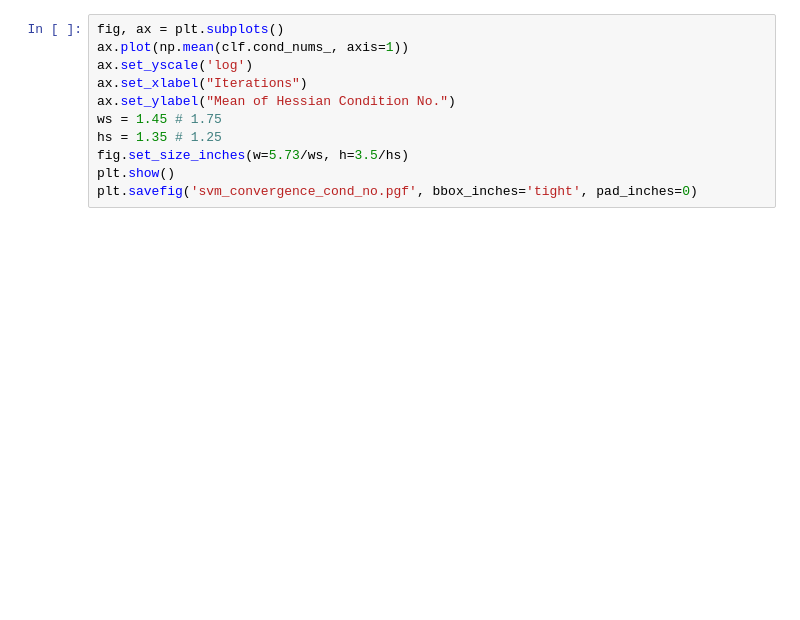
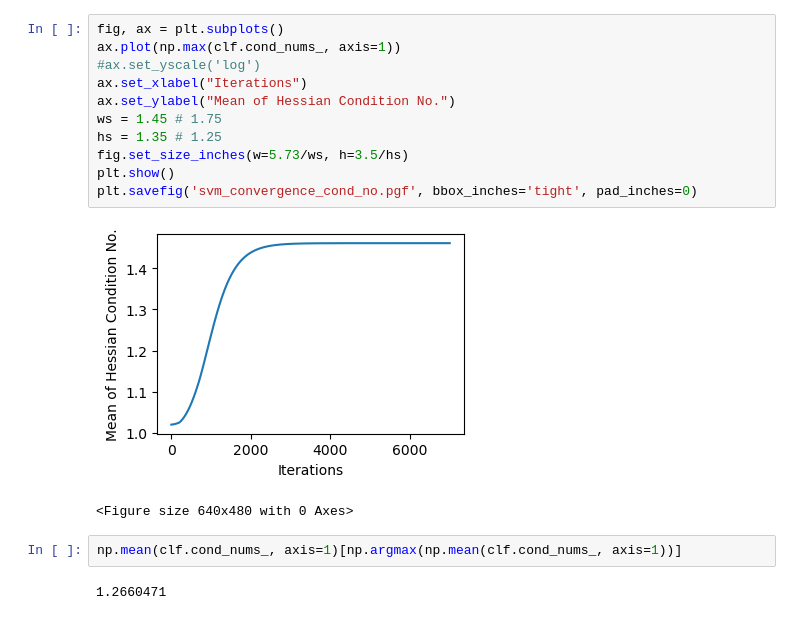
Before and after one commit to nerrma/thesis, a Jupyter notebook: svm/SVMtesting.ipynb, the cells around one changed output. Saved outputs shown, nothing was run; the diff lists cells and outputs as text; blank space fills up the shorter version.

```diff
--- a/svm/SVMtesting.ipynb
+++ b/svm/SVMtesting.ipynb
@@ -201,11 +197,18 @@ plt.show()
 # %%
 fig, ax = plt.subplots()
-ax.plot(np.mean(clf.cond_nums_, axis=1))
-ax.set_yscale('log')
+ax.plot(np.max(clf.cond_nums_, axis=1))
+#ax.set_yscale('log')
 ax.set_xlabel("Iterations")
 ax.set_ylabel("Mean of Hessian Condition No.")
 ws = 1.45 # 1.75
 hs = 1.35 # 1.25
 fig.set_size_inches(w=5.73/ws, h=3.5/hs)
 plt.show()
 plt.savefig('svm_convergence_cond_no.pgf', bbox_inches='tight', pad_inches=0)
+# %% [output]
+[figure, added]
+<Figure size 640x480 with 0 Axes>
+# %%
+np.mean(clf.cond_nums_, axis=1)[np.argmax(np.mean(clf.cond_nums_, axis=1))]
+# %% [output]
+1.2660471
```
Also changed, not shown: parts of 43 cells of this notebook, 2 other files.
